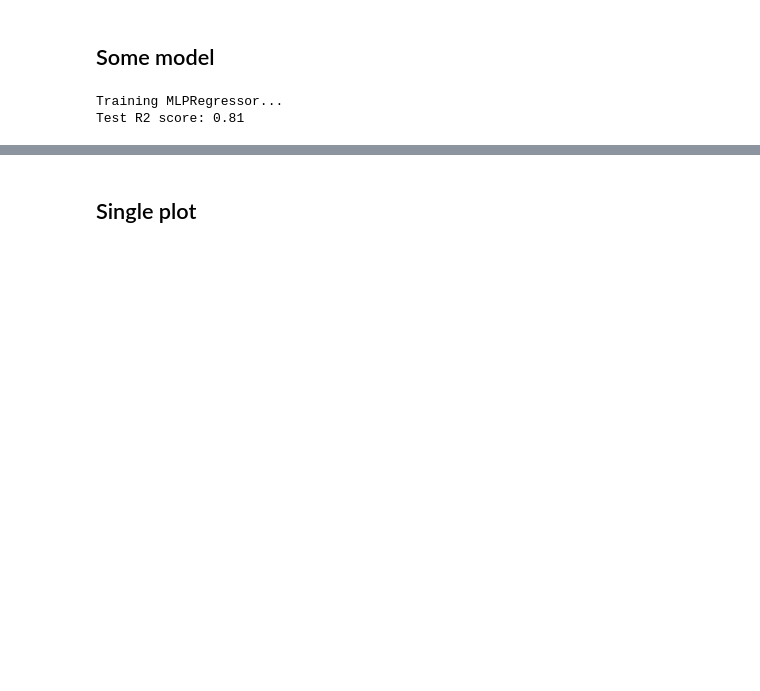
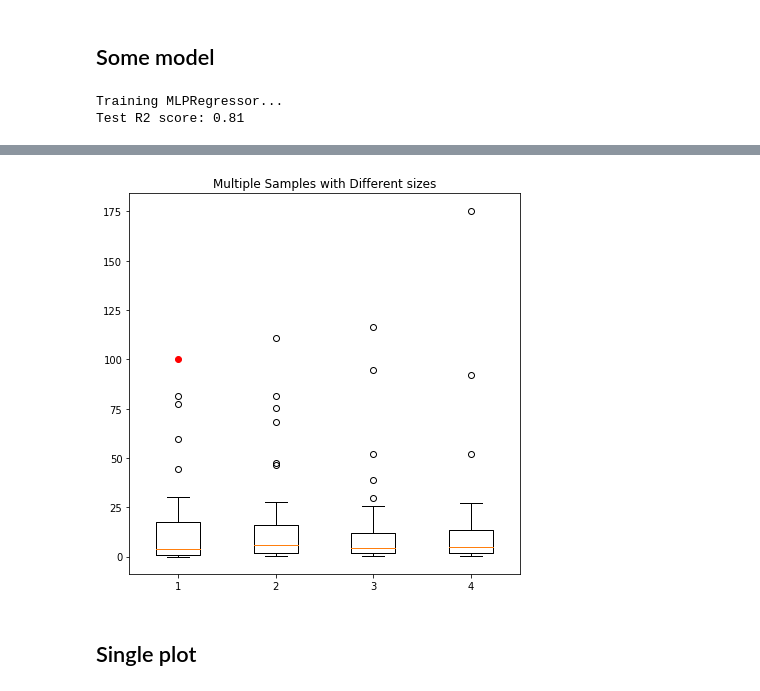
Before and after one commit to scottclay/MLLytics, a Jupyter notebook: examples/pdp.ipynb, the cells around one changed output, grey strips where cells are left out. Drawn from its saved outputs; the diff is of its cells as text; code cells hidden in the pictures; blank space fills up the shorter version.

```diff
--- a/examples/pdp.ipynb
+++ b/examples/pdp.ipynb
@@ -40,3 +118,12 @@ Test R2 score: 0.81
+# %%
+fig7, ax7 = plt.subplots(figsize=(7,7))
+ax7.set_title('Multiple Samples with Different sizes')
+ax7.boxplot(data)
+ax7.scatter(1, 100, color='r')
+
+plt.show()
+# %% [output]
+[figure, added]
 # %% [markdown]
 ## Single plot
 # %%
```
Also changed, not shown: parts of 15 cells of this notebook, 6 other files.
